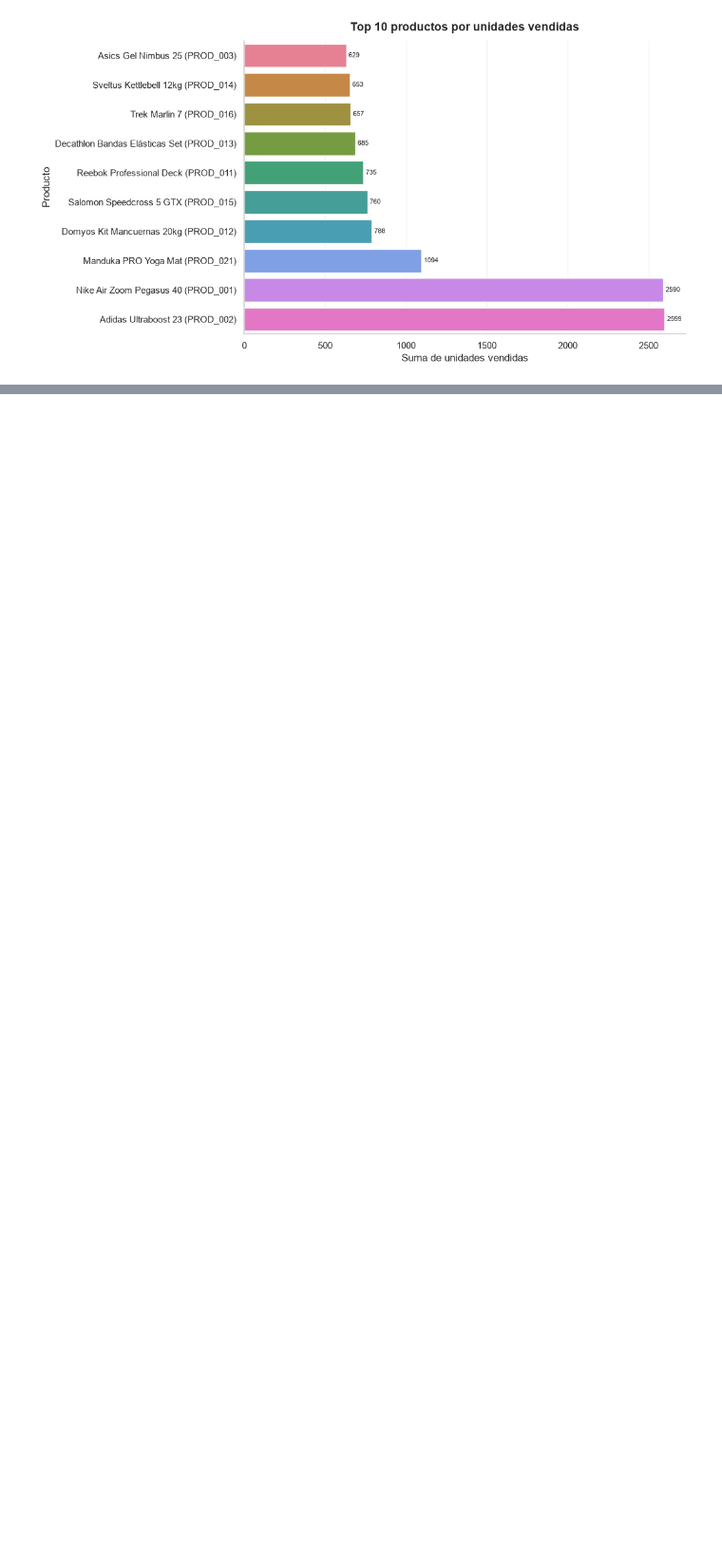
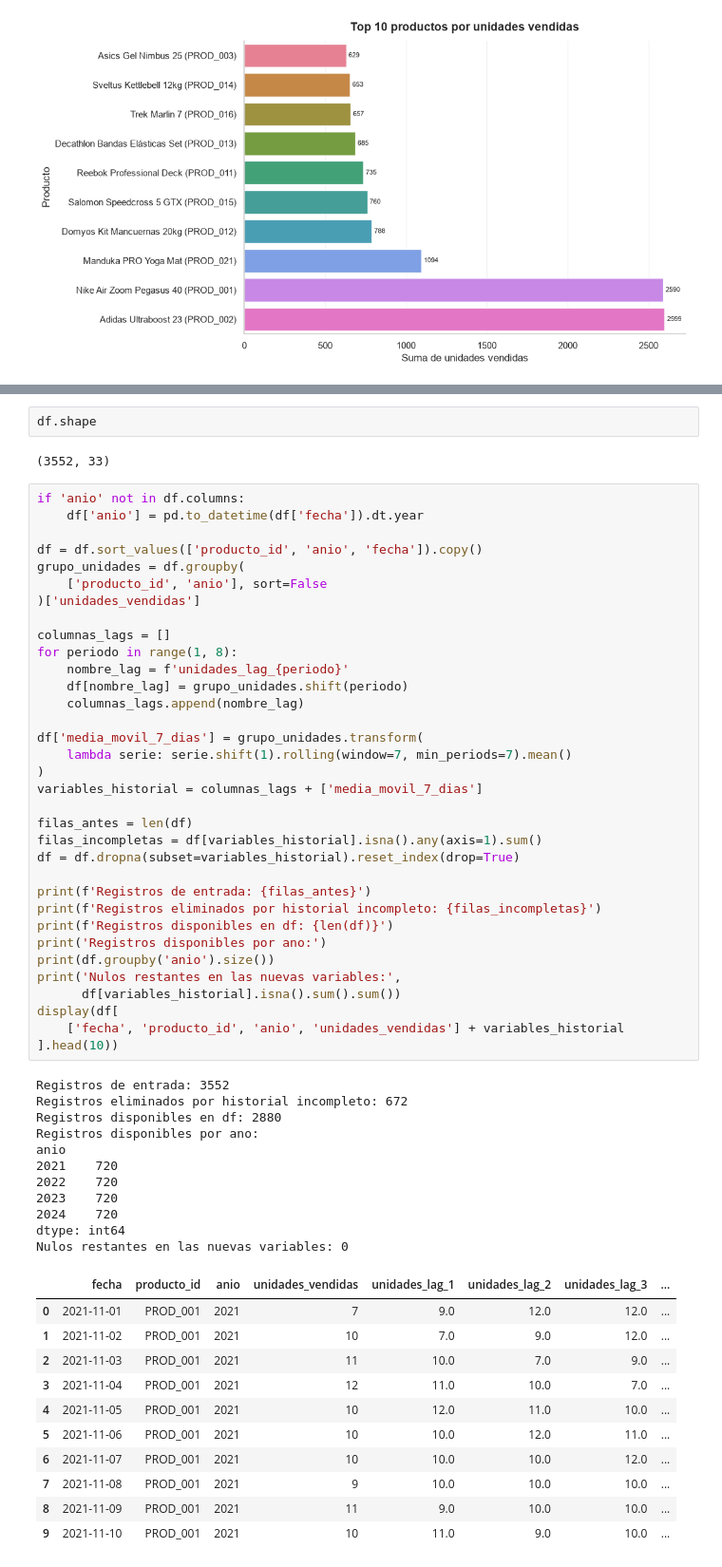
Before and after one commit to vehiller/ds4b-experienc-ia-en-data-science, a Jupyter notebook: notebooks/entrenamiento.ipynb, the cells around one changed output, grey strips where cells are left out. Shown at 95% size. Cells and saved outputs as stored; diff of their text form; blank space fills up the shorter version.

Commit message:
docs: actualizar bitácora con ingeniería de variables y exportación del dataset (21/11/2026)

```diff
--- a/notebooks/entrenamiento.ipynb
+++ b/notebooks/entrenamiento.ipynb
@@ -508,0 +618,61 @@ plt.show()
+# %%
+df.shape
+# %% [output]
+(3552, 33)
+# %%
+if 'anio' not in df.columns:
+    df['anio'] = pd.to_datetime(df['fecha']).dt.year
+
+df = df.sort_values(['producto_id', 'anio', 'fecha']).copy()
+grupo_unidades = df.groupby(
+    ['producto_id', 'anio'], sort=False
+)['unidades_vendidas']
+
+columnas_lags = []
+for periodo in range(1, 8):
+    nombre_lag = f'unidades_lag_{periodo}'
+    df[nombre_lag] = grupo_unidades.shift(periodo)
+    columnas_lags.append(nombre_lag)
+
+df['media_movil_7_dias'] = grupo_unidades.transform(
+    lambda serie: serie.shift(1).rolling(window=7, min_periods=7).mean()
+)
+variables_historial = columnas_lags + ['media_movil_7_dias']
+
+filas_antes = len(df)
+filas_incompletas = df[variables_historial].isna().any(axis=1).sum()
+df = df.dropna(subset=variables_historial).reset_index(drop=True)
+
+print(f'Registros de entrada: {filas_antes}')
+print(f'Registros eliminados por historial incompleto: {filas_incompletas}')
+print(f'Registros disponibles en df: {len(df)}')
+print('Registros disponibles por ano:')
+print(df.groupby('anio').size())
+print('Nulos restantes en las nuevas variables:',
+      df[variables_historial].isna().sum().sum())
+display(df[
+    ['fecha', 'producto_id', 'anio', 'unidades_vendidas'] + variables_historial
+].head(10))
+# %% [output]
+Registros de entrada: 3552
+Registros eliminados por historial incompleto: 672
+Registros disponibles en df: 2880
+Registros disponibles por ano:
+anio
+2021    720
+2022    720
+2023    720
+2024    720
+dtype: int64
+Nulos restantes en las nuevas variables: 0
+|  | fecha | producto_id | anio | unidades_vendidas | unidades_lag_1 | unidades_lag_2 | unidades_lag_3 | ... |
+| 0 | 2021-11-01 | PROD_001 | 2021 | 7 | 9.0 | 12.0 | 12.0 | ... |
+| 1 | 2021-11-02 | PROD_001 | 2021 | 10 | 7.0 | 9.0 | 12.0 | ... |
+| 2 | 2021-11-03 | PROD_001 | 2021 | 11 | 10.0 | 7.0 | 9.0 | ... |
+| 3 | 2021-11-04 | PROD_001 | 2021 | 12 | 11.0 | 10.0 | 7.0 | ... |
+| 4 | 2021-11-05 | PROD_001 | 2021 | 10 | 12.0 | 11.0 | 10.0 | ... |
+| 5 | 2021-11-06 | PROD_001 | 2021 | 10 | 10.0 | 12.0 | 11.0 | ... |
+| 6 | 2021-11-07 | PROD_001 | 2021 | 10 | 10.0 | 10.0 | 12.0 | ... |
+| 7 | 2021-11-08 | PROD_001 | 2021 | 9 | 10.0 | 10.0 | 10.0 | ... |
+| 8 | 2021-11-09 | PROD_001 | 2021 | 11 | 9.0 | 10.0 | 10.0 | ... |
+| 9 | 2021-11-10 | PROD_001 | 2021 | 10 | 11.0 | 9.0 | 10.0 | ... |
```
Also changed, not shown: parts of 10 cells of this notebook, 3 other files.
